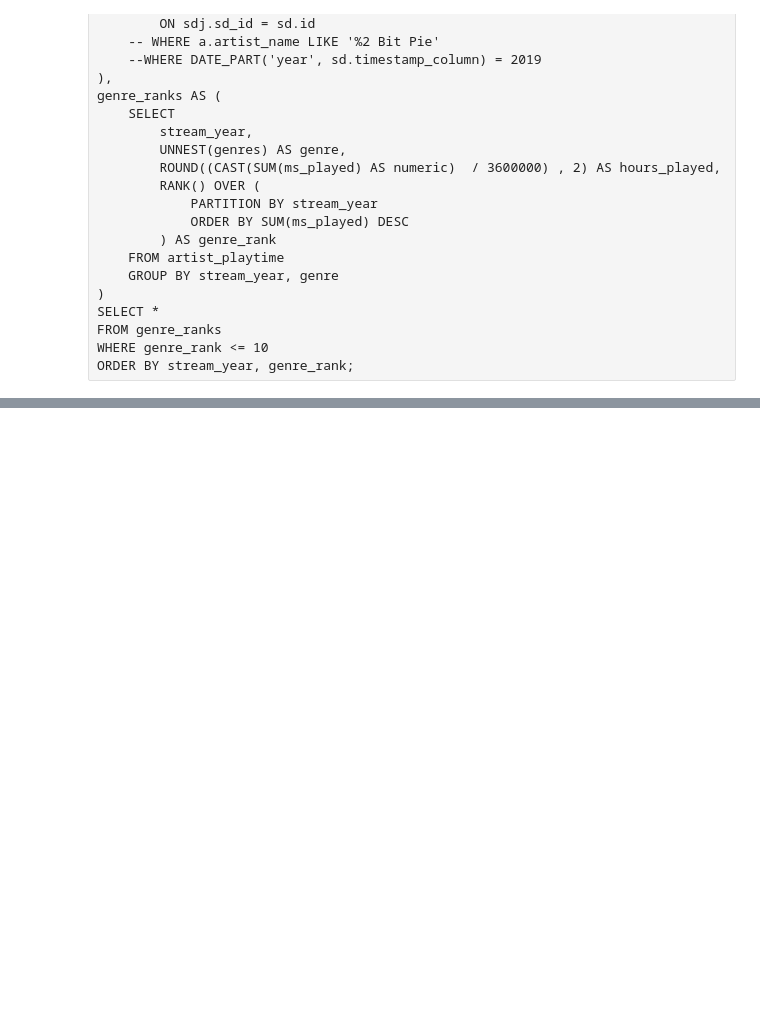
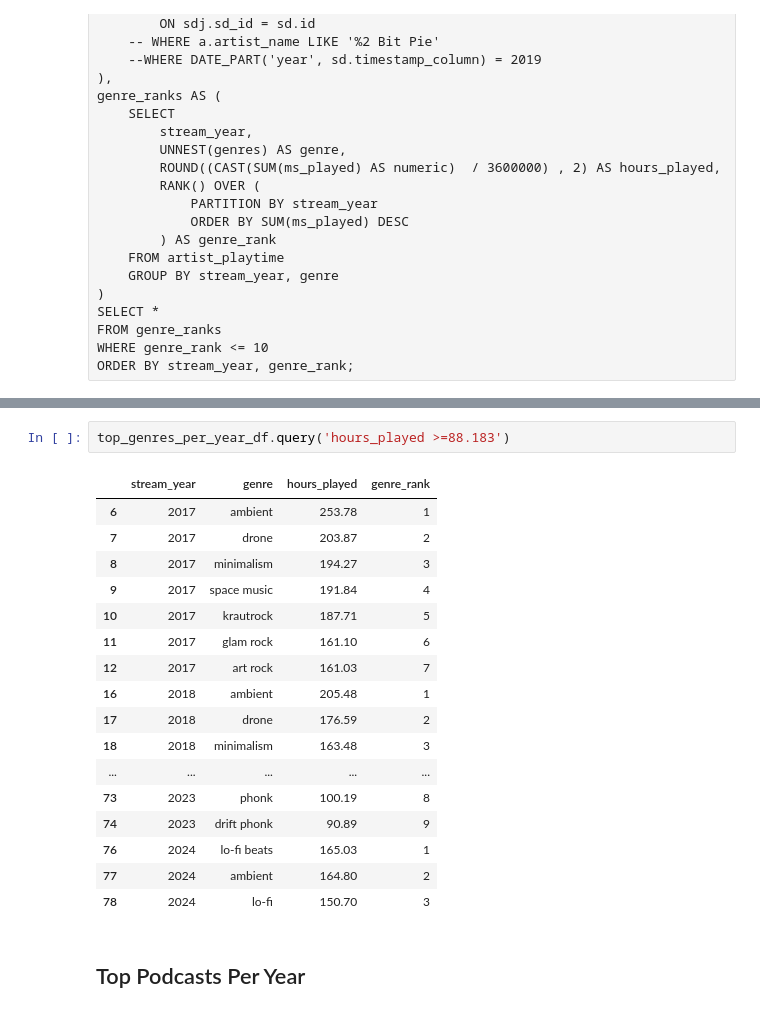
Before and after one commit to terryjbates/Spotify_Streaming_Data_Analysis, a Jupyter notebook: notebooks/Spotify_Streaming_Analysis.ipynb, the cells around one changed output, grey strips where cells are left out. Drawn from its saved outputs; the diff is of its cells as text; blank space fills up the shorter version.

```diff
--- a/notebooks/Spotify_Streaming_Analysis.ipynb
+++ b/notebooks/Spotify_Streaming_Analysis.ipynb
@@ -1403,0 +1607,22 @@ ORDER BY stream_year, genre_rank;
+# %%
+top_genres_per_year_df.query('hours_played >=88.183')
+# %% [output]
+|  | stream_year | genre | hours_played | genre_rank |
+| 6 | 2017 | ambient | 253.78 | 1 |
+| 7 | 2017 | drone | 203.87 | 2 |
+| 8 | 2017 | minimalism | 194.27 | 3 |
+| 9 | 2017 | space music | 191.84 | 4 |
+| 10 | 2017 | krautrock | 187.71 | 5 |
+| 11 | 2017 | glam rock | 161.10 | 6 |
+| 12 | 2017 | art rock | 161.03 | 7 |
+| 16 | 2018 | ambient | 205.48 | 1 |
+| 17 | 2018 | drone | 176.59 | 2 |
+| 18 | 2018 | minimalism | 163.48 | 3 |
+| ... | ... | ... | ... | ... |
+| 73 | 2023 | phonk | 100.19 | 8 |
+| 74 | 2023 | drift phonk | 90.89 | 9 |
+| 76 | 2024 | lo-fi beats | 165.03 | 1 |
+| 77 | 2024 | ambient | 164.80 | 2 |
+| 78 | 2024 | lo-fi | 150.70 | 3 |
+# %% [markdown]
+## Top Podcasts Per Year
```
Also changed, not shown: parts of 24 cells of this notebook, 1 other file.
